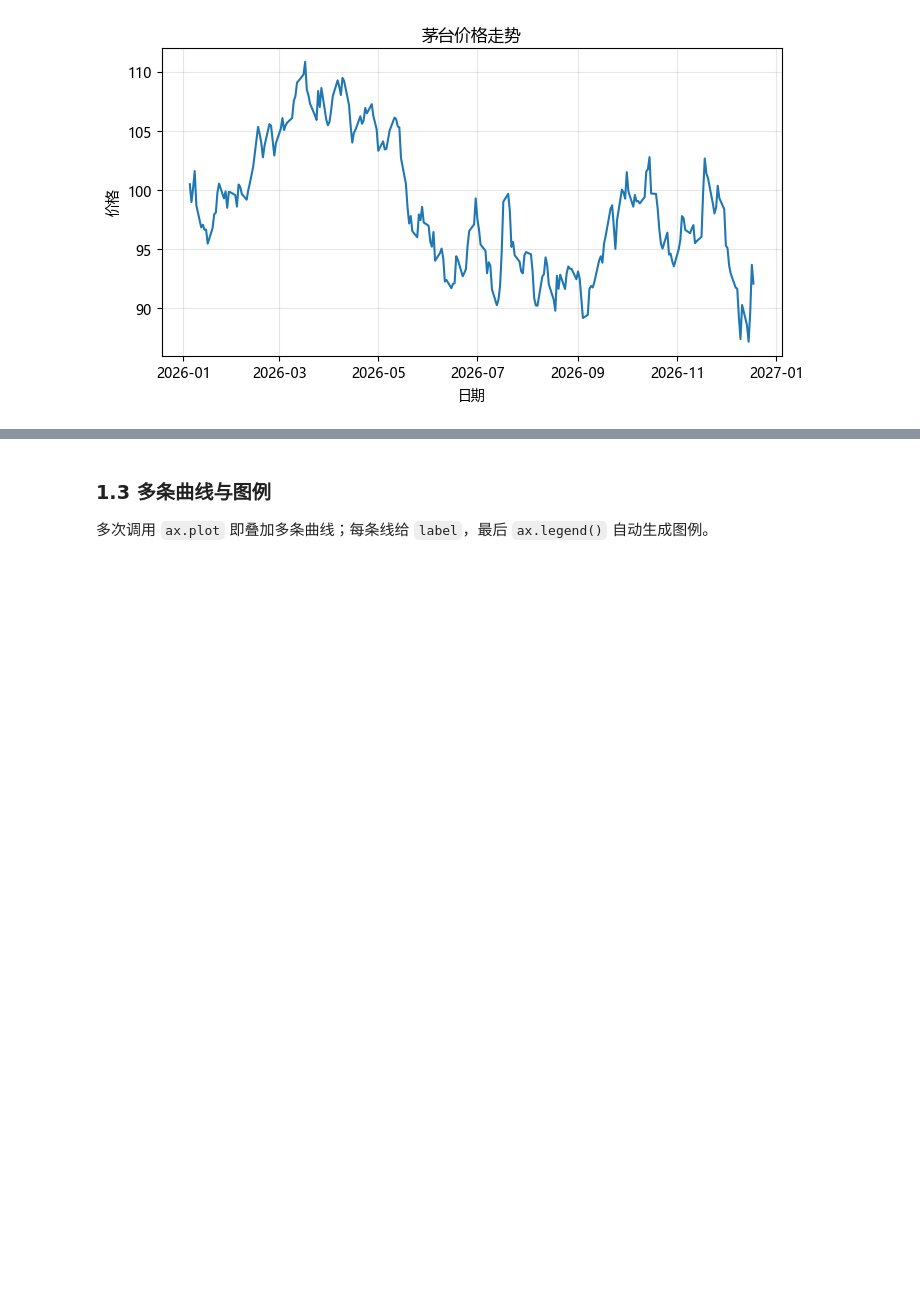
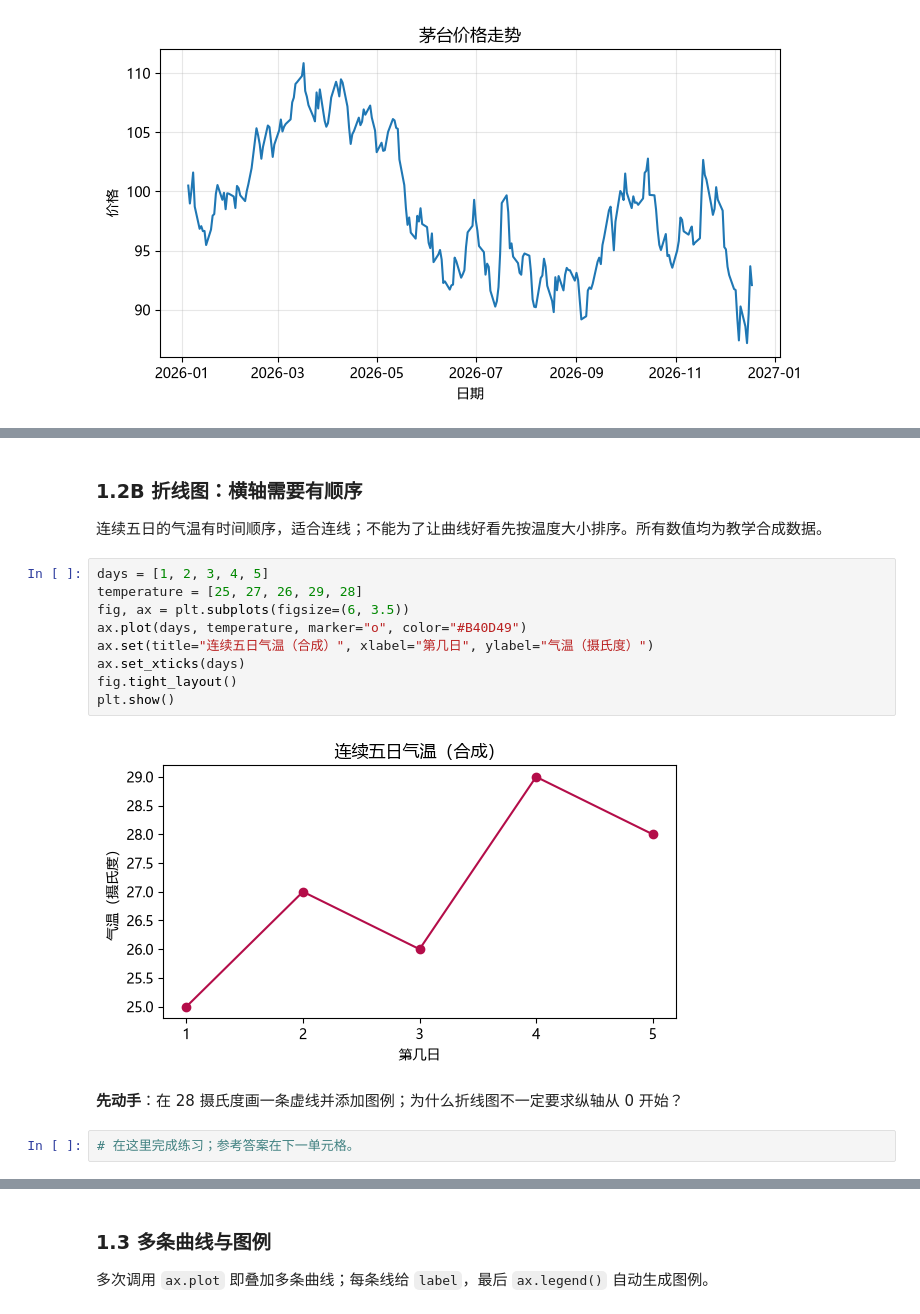
Before and after one commit to aiqfin/python-for-finance, a Jupyter notebook: Chapter5 - Matplotlib可视化/notebooks/05_Visualization.ipynb, the cells around one changed output, grey strips where cells are left out. Saved outputs shown, nothing was run; the diff lists cells and outputs as text; blank space fills up the shorter version.

```diff
--- a/Chapter5 - Matplotlib可视化/notebooks/05_Visualization.ipynb
+++ b/Chapter5 - Matplotlib可视化/notebooks/05_Visualization.ipynb
@@ -77,0 +95,19 @@ plt.show()                              # 4. 显示
+# %% [markdown]
+### 1.2B 折线图：横轴需要有顺序
+
+连续五日的气温有时间顺序，适合连线；不能为了让曲线好看先按温度大小排序。所有数值均为教学合成数据。
+# %%
+days = [1, 2, 3, 4, 5]
+temperature = [25, 27, 26, 29, 28]
+fig, ax = plt.subplots(figsize=(6, 3.5))
+ax.plot(days, temperature, marker="o", color="#B40D49")
+ax.set(title="连续五日气温（合成）", xlabel="第几日", ylabel="气温（摄氏度）")
+ax.set_xticks(days)
+fig.tight_layout()
+plt.show()
+# %% [output]
+[figure, added]
+# %% [markdown]
+**先动手**：在 28 摄氏度画一条虚线并添加图例；为什么折线图不一定要求纵轴从 0 开始？
+# %%
+# 在这里完成练习；参考答案在下一单元格。
```
Also changed, not shown: parts of 20 cells of this notebook, 32 other files.
